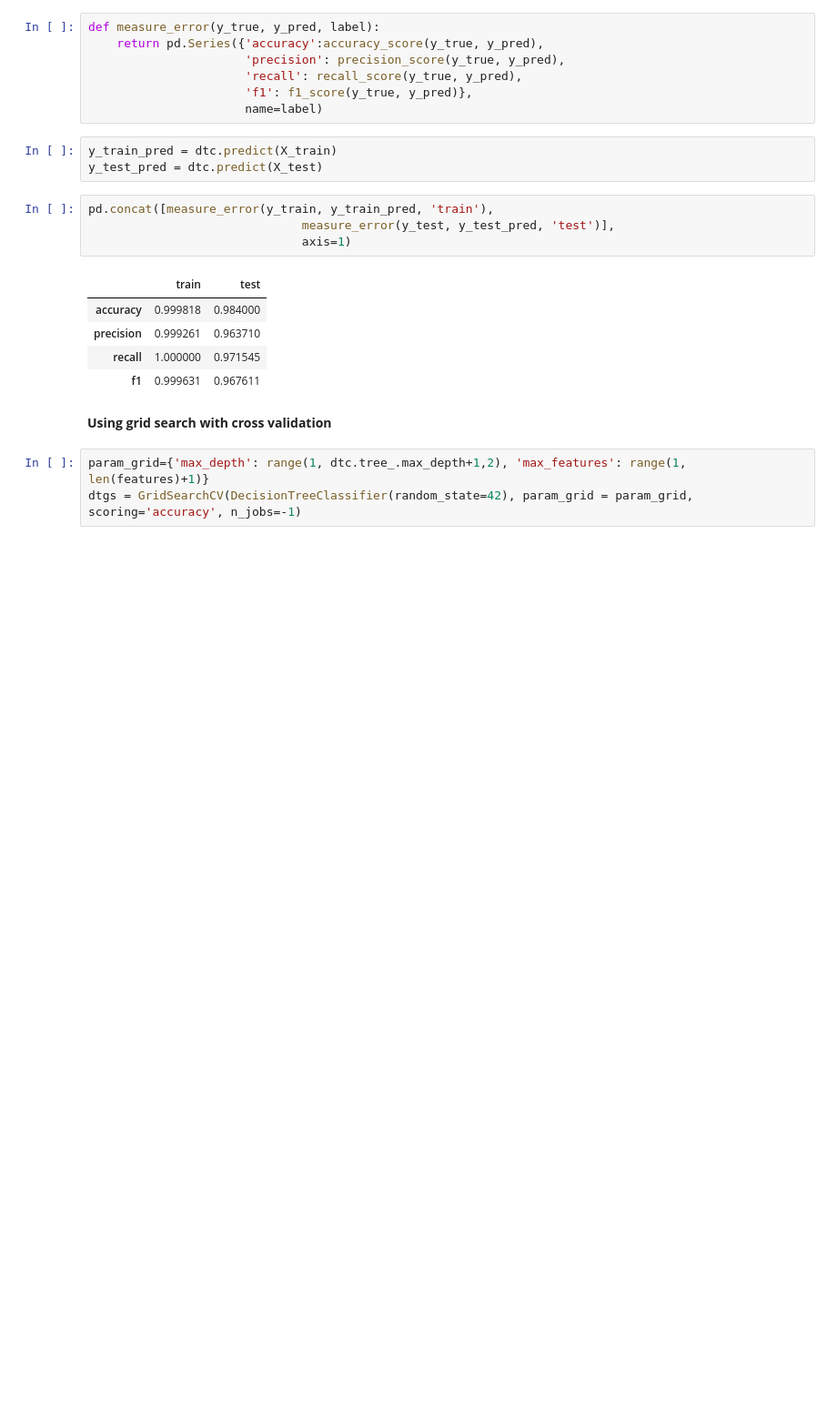
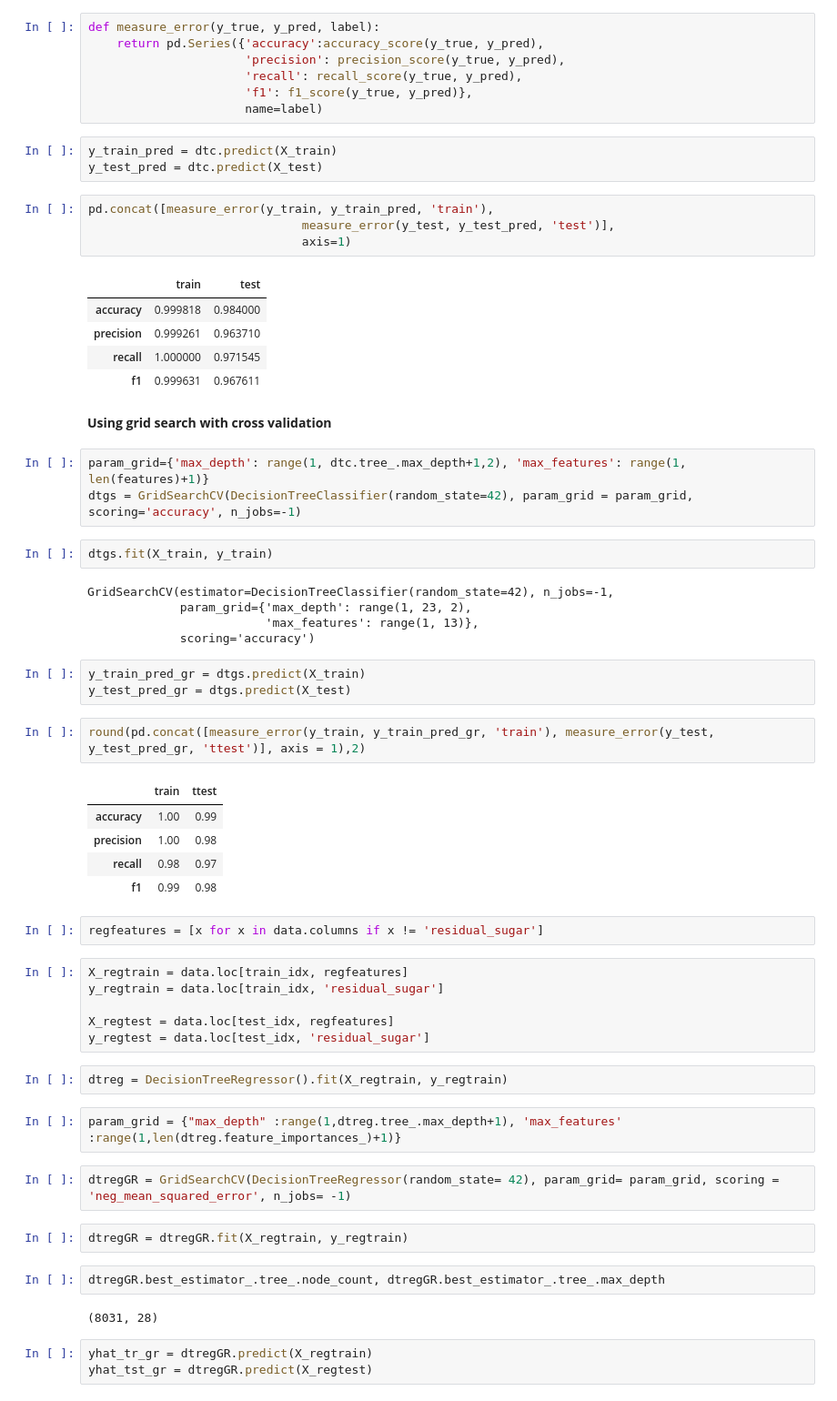
Before and after one commit to MassGH2023/Supervised-Machine-Learning-Classification, a Jupyter notebook: Decision_tree_wine_quality_data_set.ipynb, the cells around one changed output. Shown at 91% size. Drawn from its saved outputs; the diff is of its cells as text; blank space fills up the shorter version.

```diff
--- a/Decision_tree_wine_quality_data_set.ipynb
+++ b/Decision_tree_wine_quality_data_set.ipynb
@@ -110,3 +112,44 @@ pd.concat([measure_error(y_train, y_train_pred, 'train'),
 # %%
 param_grid={'max_depth': range(1, dtc.tree_.max_depth+1,2), 'max_features': range(1, len(features)+1)}
 dtgs = GridSearchCV(DecisionTreeClassifier(random_state=42), param_grid = param_grid, scoring='accuracy', n_jobs=-1)
+# %%
+dtgs.fit(X_train, y_train)
+# %% [output]
+GridSearchCV(estimator=DecisionTreeClassifier(random_state=42), n_jobs=-1,
+             param_grid={'max_depth': range(1, 23, 2),
+                         'max_features': range(1, 13)},
+             scoring='accuracy')
+# %%
+y_train_pred_gr = dtgs.predict(X_train)
+y_test_pred_gr = dtgs.predict(X_test)
+# %%
+round(pd.concat([measure_error(y_train, y_train_pred_gr, 'train'), measure_error(y_test, y_test_pred_gr, 'ttest')], axis = 1),2)
+# %% [output]
+|  | train | ttest |
+| accuracy | 1.00 | 0.99 |
+| precision | 1.00 | 0.98 |
+| recall | 0.98 | 0.97 |
+| f1 | 0.99 | 0.98 |
+# %%
+regfeatures = [x for x in data.columns if x != 'residual_sugar']
+# %%
+X_regtrain = data.loc[train_idx, regfeatures]
+y_regtrain = data.loc[train_idx, 'residual_sugar']
+
+X_regtest = data.loc[test_idx, regfeatures]
+y_regtest = data.loc[test_idx, 'residual_sugar']
+# %%
+dtreg = DecisionTreeRegressor().fit(X_regtrain, y_regtrain)
+# %%
+param_grid = {"max_depth" :range(1,dtreg.tree_.max_depth+1), 'max_features' :range(1,len(dtreg.feature_importances_)+1)}
+# %%
+dtregGR = GridSearchCV(DecisionTreeRegressor(random_state= 42), param_grid= param_grid, scoring = 'neg_mean_squared_error', n_jobs= -1)
+# %%
+dtregGR = dtregGR.fit(X_regtrain, y_regtrain)
+# %%
+dtregGR.best_estimator_.tree_.node_count, dtregGR.best_estimator_.tree_.max_depth
+# %% [output]
+(8031, 28)
+# %%
+yhat_tr_gr = dtregGR.predict(X_regtrain)
+yhat_tst_gr = dtregGR.predict(X_regtest)
```
Also changed, not shown: parts of 9 cells of this notebook.
